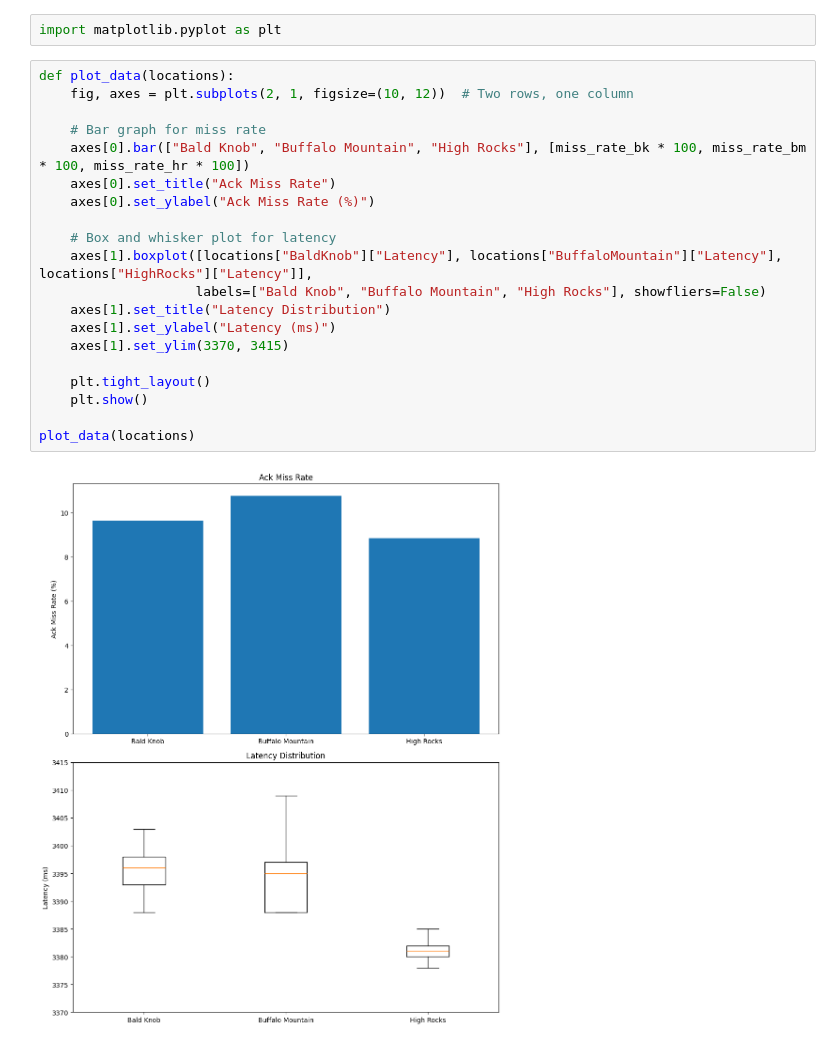
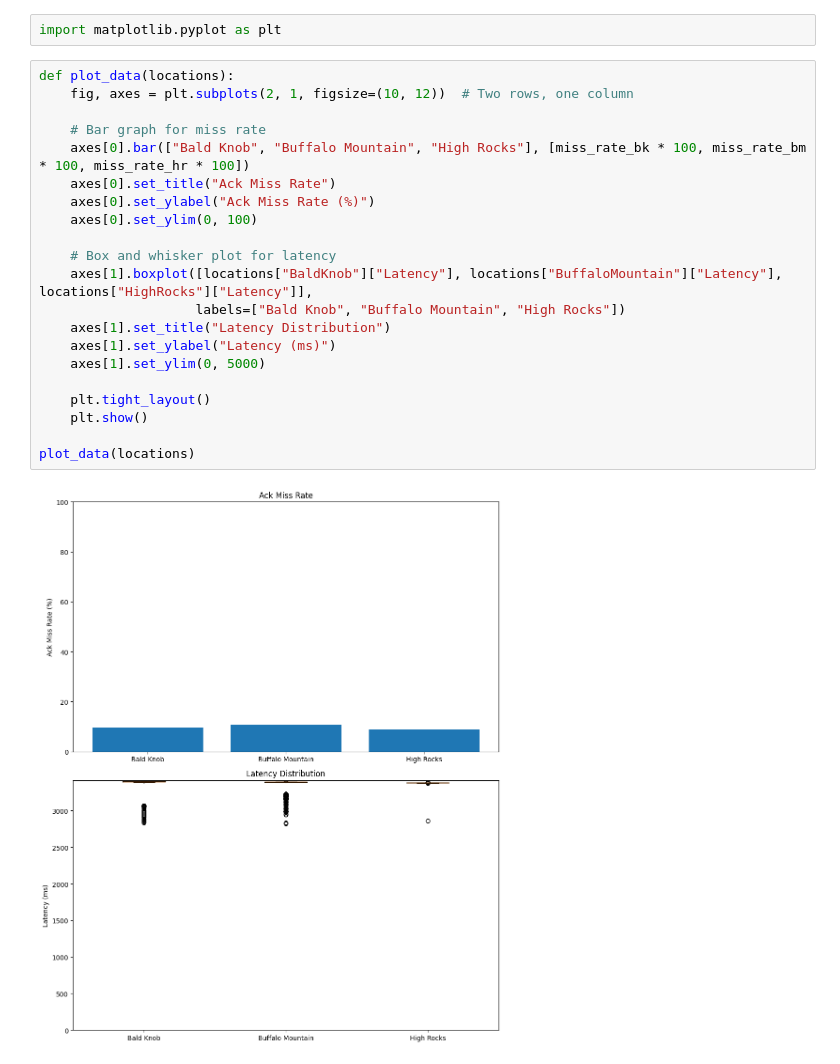
Before and after one commit to eiharun/SP25-20, a Jupyter notebook: testing/gs_logs/gslogs.ipynb, the cells around one changed output. Saved outputs shown, nothing was run; the diff lists cells and outputs as text.

```diff
--- a/testing/gs_logs/gslogs.ipynb
+++ b/testing/gs_logs/gslogs.ipynb
@@ -111,22 +111,23 @@ import matplotlib.pyplot as plt
 # %%
 def plot_data(locations):
     fig, axes = plt.subplots(2, 1, figsize=(10, 12))  # Two rows, one column
 
     # Bar graph for miss rate
     axes[0].bar(["Bald Knob", "Buffalo Mountain", "High Rocks"], [miss_rate_bk * 100, miss_rate_bm * 100, miss_rate_hr * 100])
     axes[0].set_title("Ack Miss Rate")
     axes[0].set_ylabel("Ack Miss Rate (%)")
+    axes[0].set_ylim(0, 100)
 
     # Box and whisker plot for latency
     axes[1].boxplot([locations["BaldKnob"]["Latency"], locations["BuffaloMountain"]["Latency"], locations["HighRocks"]["Latency"]],
-                    labels=["Bald Knob", "Buffalo Mountain", "High Rocks"], showfliers=False)
+                    labels=["Bald Knob", "Buffalo Mountain", "High Rocks"])
     axes[1].set_title("Latency Distribution")
     axes[1].set_ylabel("Latency (ms)")
-    axes[1].set_ylim(3370, 3415)
+    axes[1].set_ylim(0, 5000)
 
     plt.tight_layout()
     plt.show()
 
 plot_data(locations)
 # %% [output]
-[figure, old version]
+[figure, new version]
```
Also changed, not shown: 7 other files.
